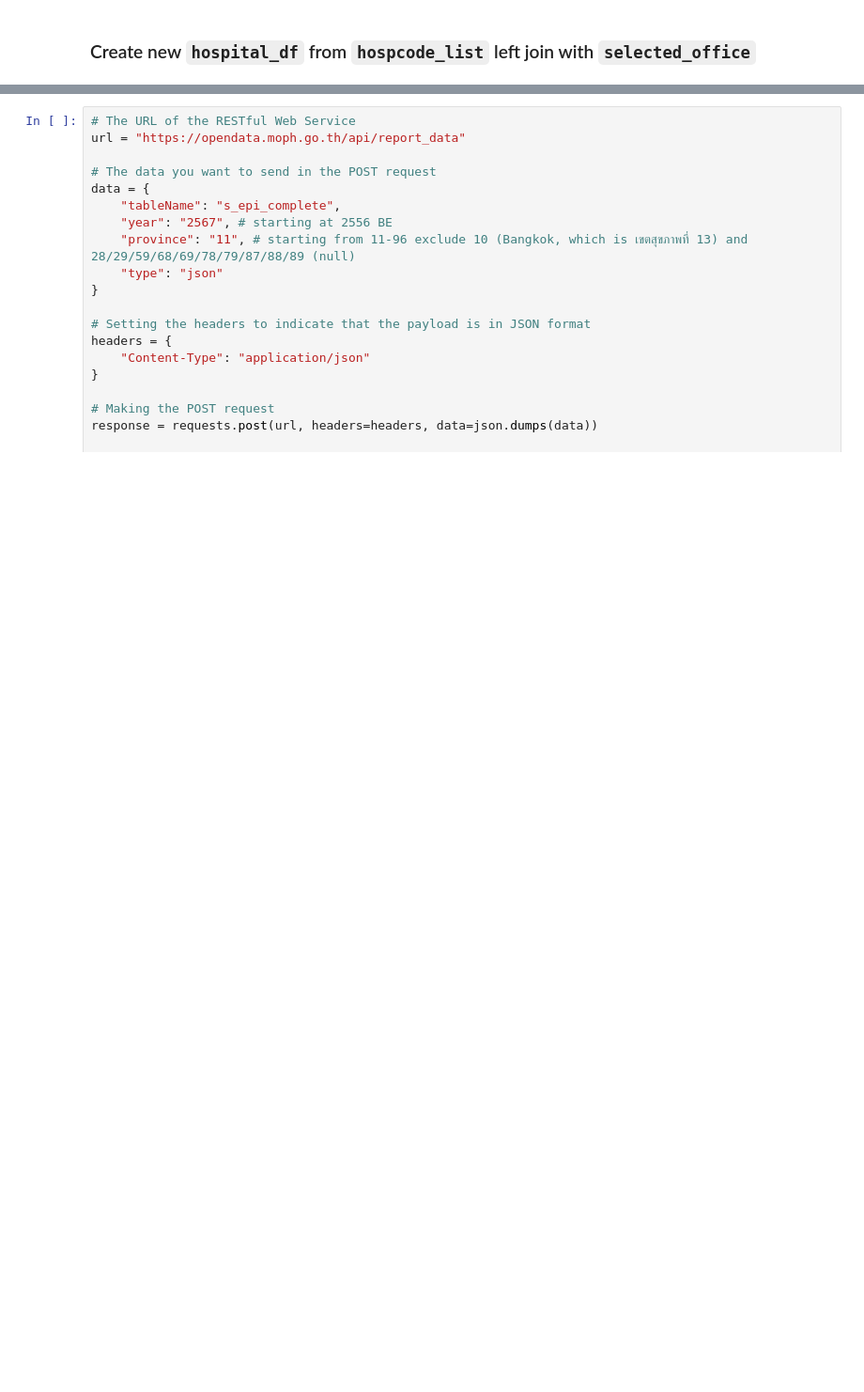
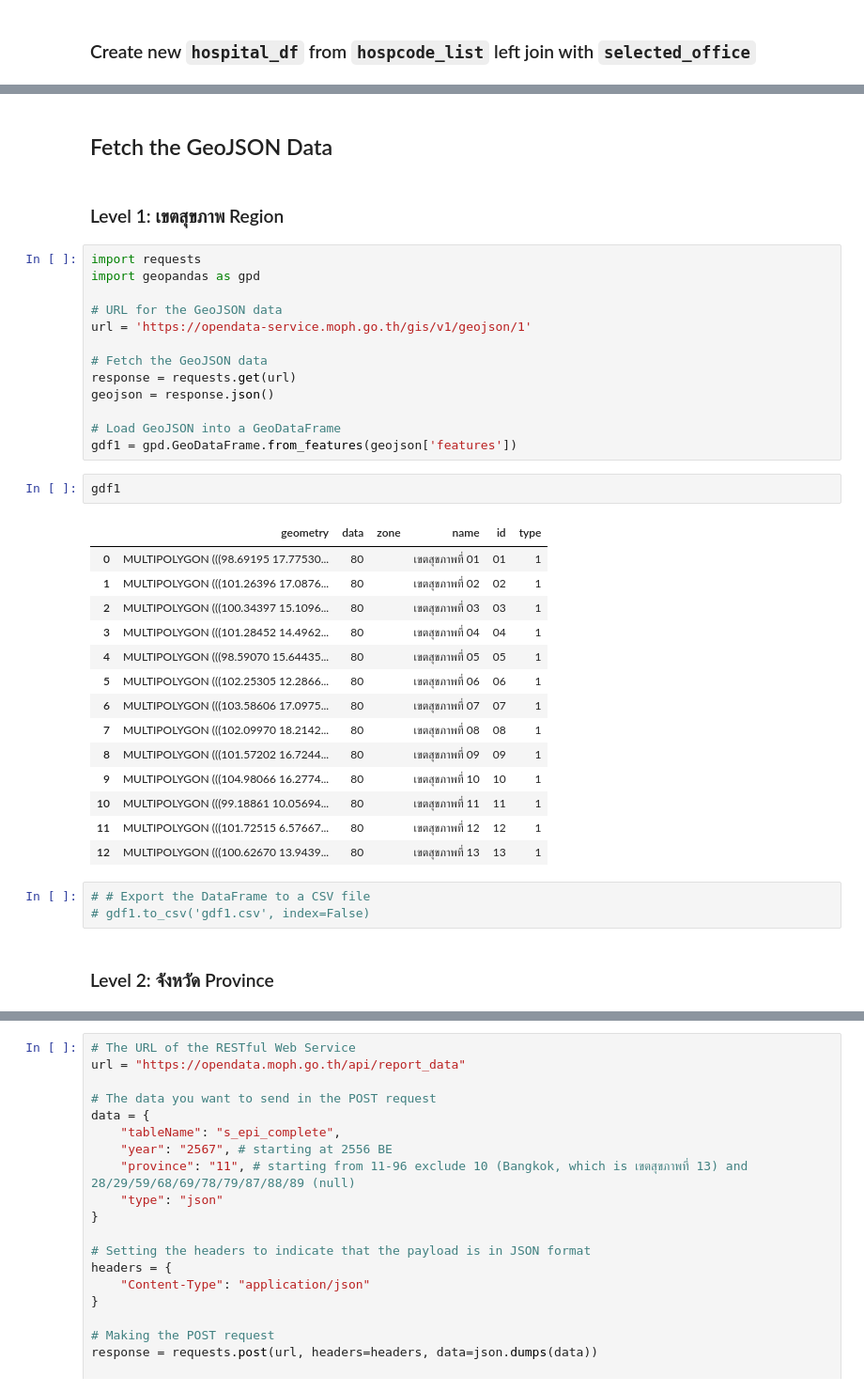
Before and after one commit to vk-poonyakanok/s_epi_complete, a Jupyter notebook: s_epi_complete.ipynb, the cells around one changed output, grey strips where cells are left out. Shown at 94% size. Cells and saved outputs as stored; diff of their text form; blank space fills up the shorter version.

```diff
--- a/s_epi_complete.ipynb
+++ b/s_epi_complete.ipynb
@@ -249,3 +320,42 @@ The Map Service provides GeoJSON data for various administrative divisions in Th
 - **Health Districts (เขตสุขภาพ)**: `https://opendata-service.moph.go.th/gis/v1/geojson/1`
 - **Provinces (จังหวัด)**: `https://opendata-service.moph.go.th/gis/v1/geojson/2`
 - **Districts (อำเภอ)**: `https://opendata-service.moph.go.th/gis/v1/geojson/3`
+# %% [markdown]
+## Fetch the GeoJSON Data
+# %% [markdown]
+### Level 1: เขตสุขภาพ Region
+# %%
+import requests
+import geopandas as gpd
+
+# URL for the GeoJSON data
+url = 'https://opendata-service.moph.go.th/gis/v1/geojson/1'
+
+# Fetch the GeoJSON data
+response = requests.get(url)
+geojson = response.json()
+
+# Load GeoJSON into a GeoDataFrame
+gdf1 = gpd.GeoDataFrame.from_features(geojson['features'])
+# %%
+gdf1
+# %% [output]
+|  | geometry | data | zone | name | id | type |
+| 0 | MULTIPOLYGON (((98.69195 17.77530... | 80 |  | เขตสุขภาพที่ 01 | 01 | 1 |
+| 1 | MULTIPOLYGON (((101.26396 17.0876... | 80 |  | เขตสุขภาพที่ 02 | 02 | 1 |
+| 2 | MULTIPOLYGON (((100.34397 15.1096... | 80 |  | เขตสุขภาพที่ 03 | 03 | 1 |
+| 3 | MULTIPOLYGON (((101.28452 14.4962... | 80 |  | เขตสุขภาพที่ 04 | 04 | 1 |
+| 4 | MULTIPOLYGON (((98.59070 15.64435... | 80 |  | เขตสุขภาพที่ 05 | 05 | 1 |
+| 5 | MULTIPOLYGON (((102.25305 12.2866... | 80 |  | เขตสุขภาพที่ 06 | 06 | 1 |
+| 6 | MULTIPOLYGON (((103.58606 17.0975... | 80 |  | เขตสุขภาพที่ 07 | 07 | 1 |
+| 7 | MULTIPOLYGON (((102.09970 18.2142... | 80 |  | เขตสุขภาพที่ 08 | 08 | 1 |
+| 8 | MULTIPOLYGON (((101.57202 16.7244... | 80 |  | เขตสุขภาพที่ 09 | 09 | 1 |
+| 9 | MULTIPOLYGON (((104.98066 16.2774... | 80 |  | เขตสุขภาพที่ 10 | 10 | 1 |
+| 10 | MULTIPOLYGON (((99.18861 10.05694... | 80 |  | เขตสุขภาพที่ 11 | 11 | 1 |
+| 11 | MULTIPOLYGON (((101.72515 6.57667... | 80 |  | เขตสุขภาพที่ 12 | 12 | 1 |
+| 12 | MULTIPOLYGON (((100.62670 13.9439... | 80 |  | เขตสุขภาพที่ 13 | 13 | 1 |
+# %%
+# # Export the DataFrame to a CSV file
+# gdf1.to_csv('gdf1.csv', index=False)
+# %% [markdown]
+### Level 2: จังหวัด Province
```
Also changed, not shown: parts of 26 cells of this notebook, 21 other files.
